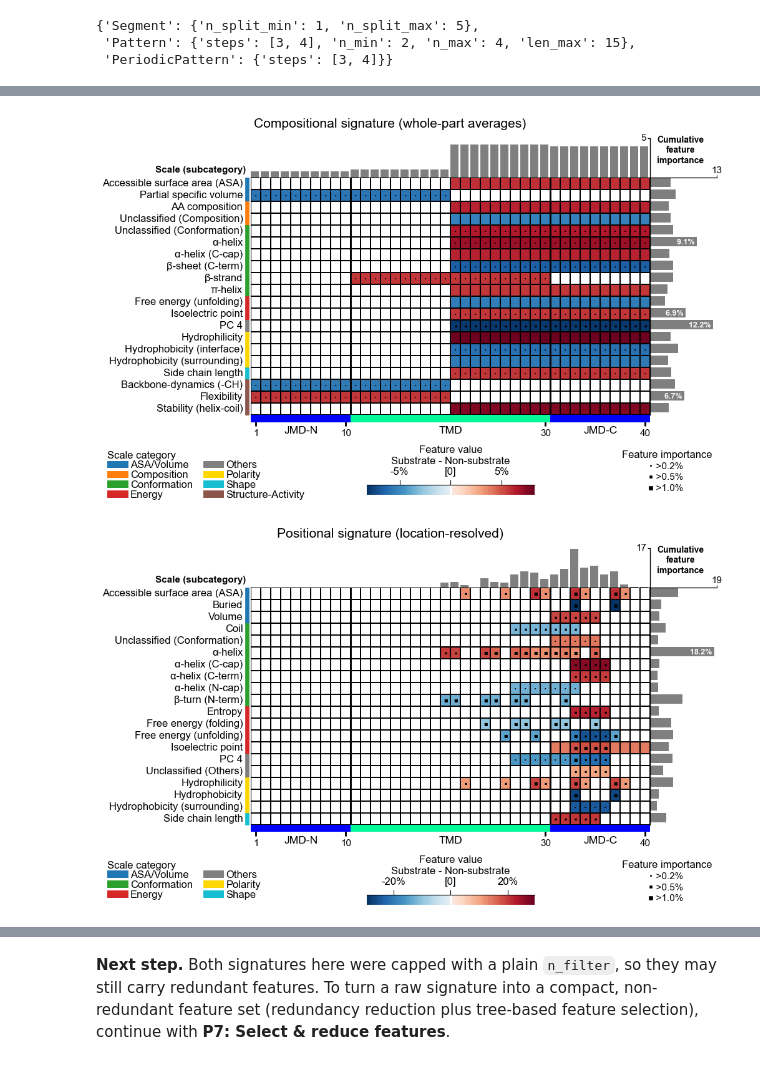
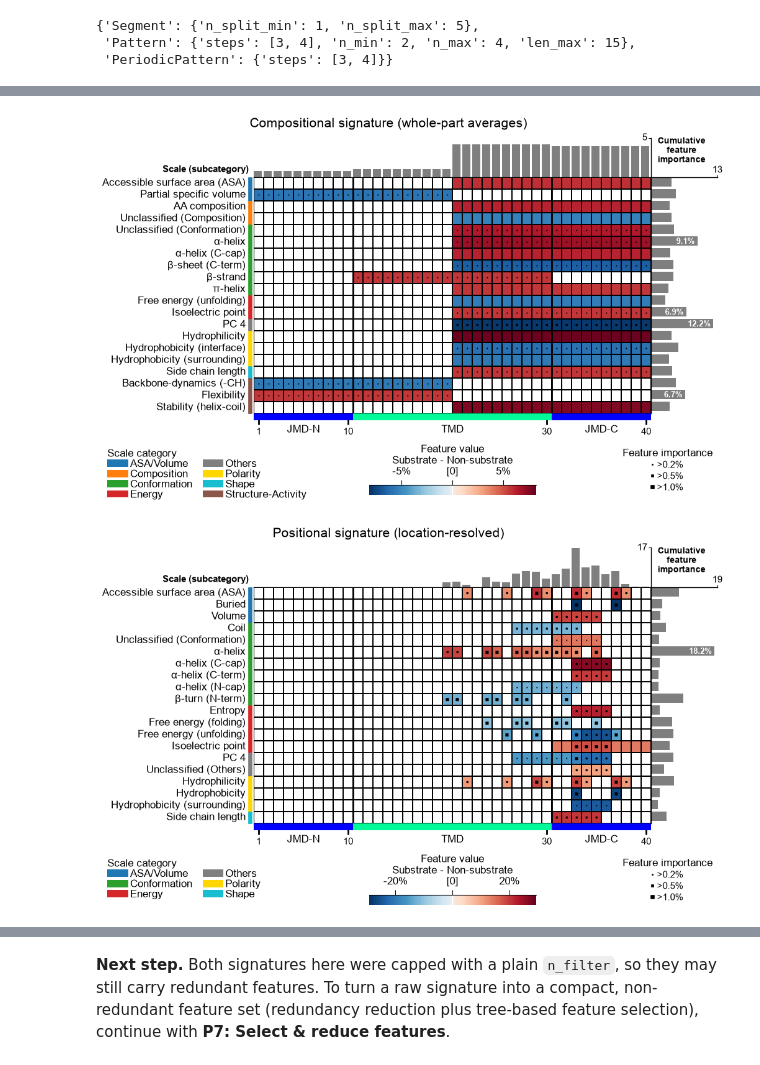
Before and after one commit to breimanntools/aaanalysis, a Jupyter notebook: protocols/protocol6_compositional_positional.ipynb, the cells around one changed output, grey strips where cells are left out. Cells and saved outputs as stored; diff of their text form; code cells hidden in the pictures.

```diff
--- a/protocols/protocol6_compositional_positional.ipynb
+++ b/protocols/protocol6_compositional_positional.ipynb
@@ -30,7 +30,8 @@ aa.options["random_state"] = 42
 
 # Two labelled sets of sequences (label: 1 = substrate/test, 0 = reference)
 # n=50 -> 2N=100 rows (50 substrates + 50 non-substrates)
-df_seq = aa.load_dataset(name="DOM_GSEC", n=50)
+df_seq = aa.load_dataset(name="DOM_GSEC", n=50, random=False, non_canonical_aa="remove",
+                         min_len=None, max_len=None, aa_window_size=9, verbose=False)
 labels = df_seq["label"].to_list()
-aa.display_df(df=df_seq, n_rows=5)
+aa.display_df(df=df_seq, n_rows=10, show_shape=True)
 # %% [output]
@@ -45,6 +52,8 @@ aa.display_df(df=df_seq, n_rows=5)
 # %%
 # Build sequence parts once, shared by both strategies (TMD / JMD-N / JMD-C + composites)
 sf = aa.SequenceFeature()
-df_parts = sf.get_df_parts(df_seq=df_seq)
-aa.display_df(df=df_parts, n_rows=5)
+df_parts = sf.get_df_parts(df_seq=df_seq, list_parts=None, all_parts=False,
+                           jmd_n_len=10, jmd_c_len=10, tmd_len=None,
+                           remove_entries_with_gaps=False, replace_non_canonical_aa=False)
+aa.display_df(df=df_parts, n_rows=10, show_shape=True)
 # %% [output]
@@ -87,6 +103,9 @@ split_kws_pos = sf.get_split_kws(split_types=["Segment", "Pattern", "PeriodicPat
                                  n_split_min=1,
                                  n_split_max=5,
                                  steps_pattern=[3, 4],
+                                 n_min=2,
+                                 n_max=4,
+                                 len_max=15,
                                  steps_periodicpattern=[3, 4])
 split_kws_pos
 # %% [output]
@@ -179,19 +284,25 @@ The bar plot above makes the strategic difference concrete: the compositional si
 # %%
 aa.plot_settings(font_scale=0.7, weight_bold=False)
 cpp_plot = aa.CPPPlot()
-cpp_plot.feature_map(df_feat=df_feat_comp, name_test="Substrate", name_ref="Non-substrate")
+cpp_plot.feature_map(shap_plot=False, col_cat="subcategory", col_val="mean_dif",
+                     col_imp="feat_importance", add_imp_bar_top=True,
+                     df_feat=df_feat_comp, name_test="Substrate", name_ref="Non-substrate")
 plt.gcf().suptitle("Compositional signature (whole-part averages)", y=1.02)
+plt.tight_layout()
 plt.show()
 # %% [output]
-[figure, old version]
+[figure, new version]
 # %%
 aa.plot_settings(font_scale=0.7, weight_bold=False)
 cpp_plot = aa.CPPPlot()
-cpp_plot.feature_map(df_feat=df_feat_pos, name_test="Substrate", name_ref="Non-substrate")
+cpp_plot.feature_map(shap_plot=False, col_cat="subcategory", col_val="mean_dif",
+                     col_imp="feat_importance", add_imp_bar_top=True,
+                     df_feat=df_feat_pos, name_test="Substrate", name_ref="Non-substrate")
 plt.gcf().suptitle("Positional signature (location-resolved)", y=1.02)
+plt.tight_layout()
 plt.show()
 # %% [output]
-[figure, old version]
+[figure, new version]
 # %% [markdown]
 **How to interpret.** Notice how the biological reading mirrors the strategy you chose. The `Part-` prefix below is schematic: it stands for whichever part actually wins the filter (in this `DOM_GSEC` run that happens to be the composite `TMD_C_JMD_C`, as the displayed `df_feat` shows), so read the ids for their **Split** field, not the literal part name:
 
```
Also changed, not shown: parts of 17 cells of this notebook, 5 other files.
